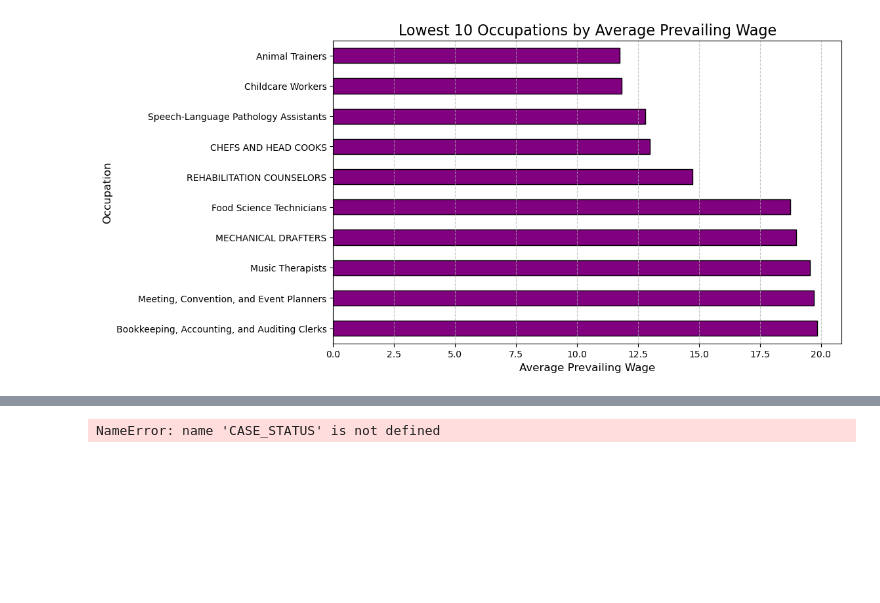
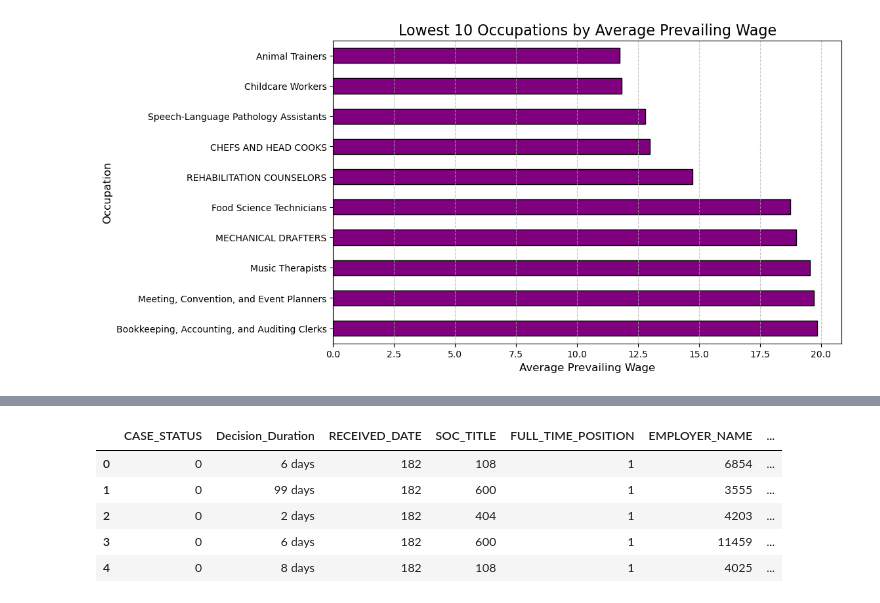
Before and after one commit to chm011/Capstone, a Jupyter notebook: 01_Data_Exploration.ipynb, the cells around one changed output, grey strips where cells are left out. Saved outputs shown, nothing was run; the diff lists cells and outputs as text; code cells hidden in the pictures; blank space fills up the shorter version.

```diff
--- a/01_Data_Exploration.ipynb
+++ b/01_Data_Exploration.ipynb
@@ -232,6 +282,4 @@ Name: Decision_Duration, Length: 49563, dtype: timedelta64[ns]
 # %%
 #filtering current df
-
-df1 = df[[CASE_STATUS,]]
+df1 = df.copy()
+df1 = df1[['CASE_STATUS','Decision_Duration','RECEIVED_DATE','SOC_TITLE','FULL_TIME_POSITION','EMPLOYER_NAME','EMPLOYER_CITY','EMPLOYER_STATE','AGENT_REPRESENTING_EMPLOYER','TOTAL_WORKER_POSITIONS','WORKSITE_CITY','WORKSITE_STATE','WORKSITE_WORKERS','WORKSITE_POSTAL_CODE','AGENT_ATTORNEY_CITY','AGENT_ATTORNEY_STATE','ANNUAL_WAGE','H_1B_DEPENDENT','SUPPORT_H1B']]
-# %% [output]
-NameError: name 'CASE_STATUS' is not defined
@@ -237,0 +297,9 @@ NameError: name 'CASE_STATUS' is not defined
+# %%
+df1.head(5)
+# %% [output]
+|  | CASE_STATUS | Decision_Duration | RECEIVED_DATE | SOC_TITLE | FULL_TIME_POSITION | EMPLOYER_NAME | ... |
+| 0 | 0 | 6 days | 182 | 108 | 1 | 6854 | ... |
+| 1 | 0 | 99 days | 182 | 600 | 1 | 3555 | ... |
+| 2 | 0 | 2 days | 182 | 404 | 1 | 4203 | ... |
+| 3 | 0 | 6 days | 182 | 600 | 1 | 11459 | ... |
+| 4 | 0 | 8 days | 182 | 108 | 1 | 4025 | ... |
```
Also changed, not shown: parts of 12 cells of this notebook.
